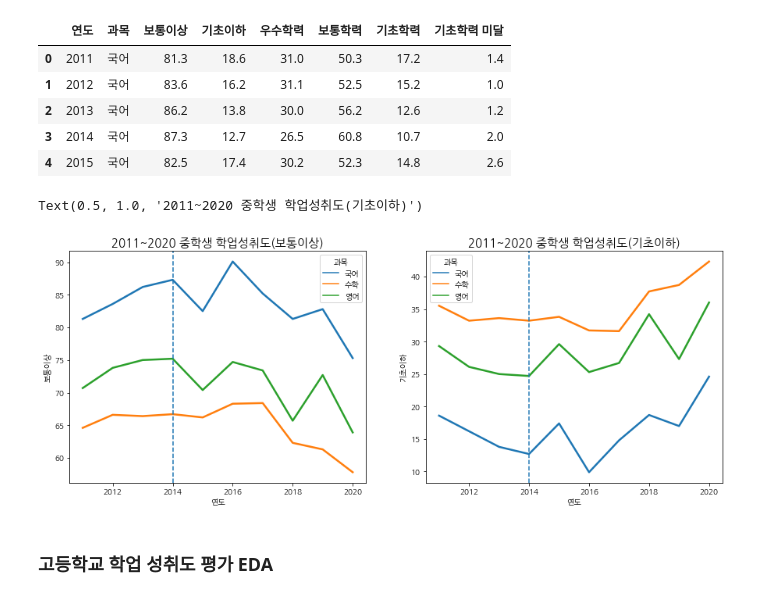
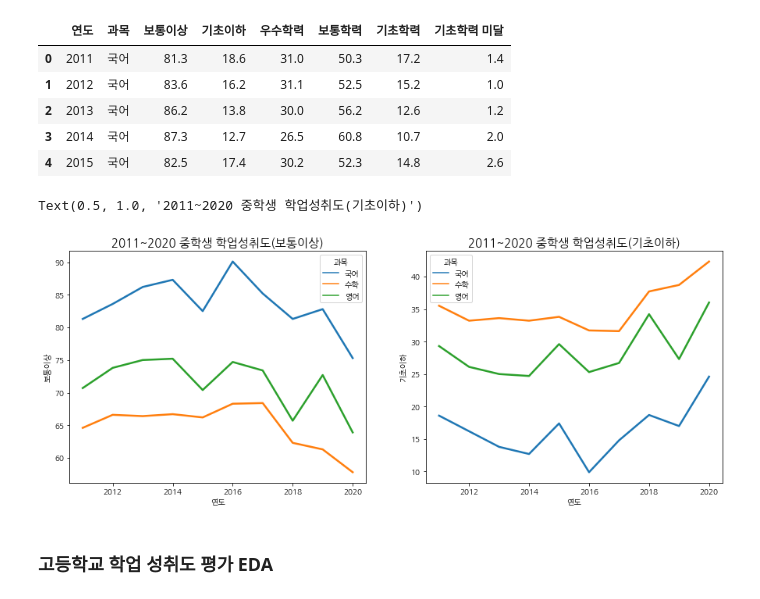
Before and after one commit to moonstar97/Structure, a Jupyter notebook: 가설5번_DEA.ipynb, the cells around one changed output. Drawn from its saved outputs; the diff is of its cells as text; code cells hidden in the pictures.

```diff
--- a/가설5번_DEA.ipynb
+++ b/가설5번_DEA.ipynb
@@ -133,19 +116,15 @@ mid_grade.head()
 # %%
 plt.figure(figsize=(15,12))
 plt.subplot(221)
-sns.lineplot(data=mid_grade, x='연도', y='보통이상', hue='과목',
-             palette="tab10", linewidth=2.5)
-plt.axvline(x=2014, linestyle='--')
+sns.lineplot(data=mid_grade, x='연도', y='보통이상', hue='과목', linewidth=2.5)
 plt.title('2011~2020 중학생 학업성취도(보통이상)', fontsize=15)
 
 plt.subplot(222)
-sns.lineplot(data=mid_grade, x='연도', y='기초이하', hue='과목',
-             palette="tab10", linewidth=2.5)
-plt.axvline(x=2014, linestyle='--')
+sns.lineplot(data=mid_grade, x='연도', y='기초이하', hue='과목', linewidth=2.5)
 plt.title('2011~2020 중학생 학업성취도(기초이하)', fontsize=15)
 # %% [output]
 Text(0.5, 1.0, '2011~2020 중학생 학업성취도(기초이하)')
-[figure, old version]
+[figure, new version]
 # %%
 mid_grade.to_csv('dataset_eda/중학생 학업성취도(학력수준별).csv', index=False)
 mid_achieve_all.to_csv('dataset_eda/중학생 학업성취도(melt).csv', index=False)
```
Also changed, not shown: parts of 33 cells of this notebook, 1 other file.
